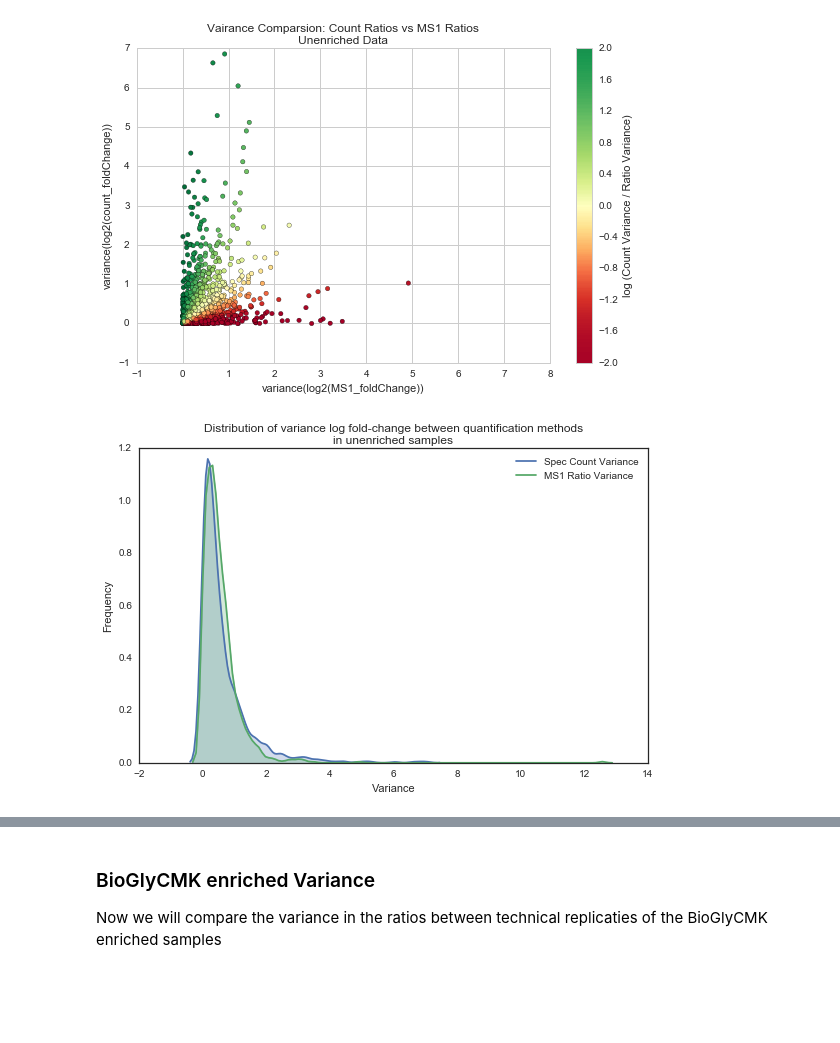
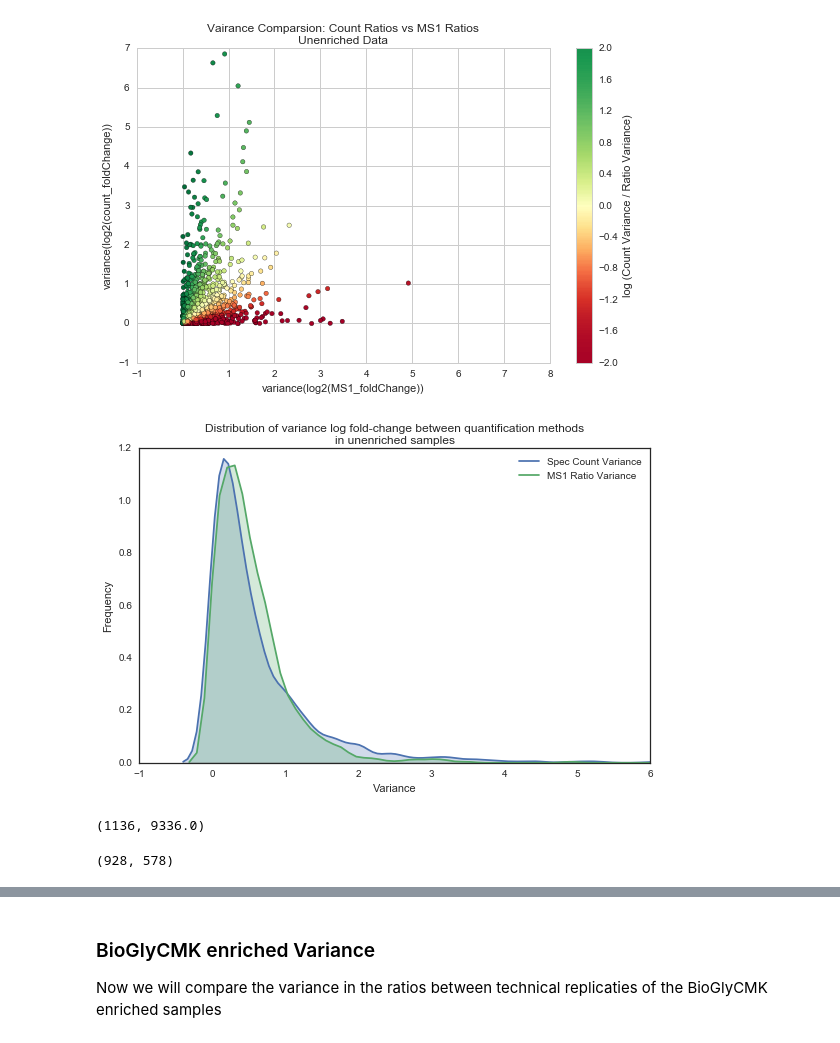
Before and after one commit to mmayers12/n15_mice, a Jupyter notebook: ipynbs/Ratios---SpecCount-Based-vs-MS1-Spectra-Based.ipynb, the cells around one changed output, grey strips where cells are left out. Cells and saved outputs as stored; diff of their text form; code cells hidden in the pictures; blank space fills up the shorter version.

```diff
--- a/ipynbs/Ratios---SpecCount-Based-vs-MS1-Spectra-Based.ipynb
+++ b/ipynbs/Ratios---SpecCount-Based-vs-MS1-Spectra-Based.ipynb
@@ -23,7 +23,7 @@ from scripts import utils
 BASE = '../data'
 
 metadata = pd.read_csv(os.path.join(BASE,"filt_metadata.csv"), index_col=0)
-grouped_loci = utils.load(os.path.join(BASE, 'grouped_loci.pkl.gz'))
+grouped_loci = utils.load(os.path.join(BASE, 'grouped_loci_filt1.pkl.gz'))
 # %% [markdown]
 Use metadata to ensure the sample labels produce correct pairing
 # %%
@@ -395,9 +392,10 @@ plt.title('Vairance Comparsion: Count Ratios vs MS1 Ratios\nUnenriched Data');
 # %%
 sns.set_style('white')
 sns.kdeplot(var_filt['count_var'], shade = True, label = 'Spec Count Variance')
 sns.kdeplot(var_filt['ratio_var'], shade = True, label = 'MS1 Ratio Variance')
 plt.xlabel('Variance')
 plt.ylabel('Frequency')
+plt.xlim([-1, 6])
 plt.title("Distribution of variance log fold-change between quantification methods\nin unenriched samples");
 # %% [output]
-[figure, old version]
+[figure, new version]
@@ -403,0 +414,8 @@ plt.title("Distribution of variance log fold-change between quantification metho
+# %%
+len(low_peps), peptides.shape[1]/4
+# %% [output]
+(1136, 9336.0)
+# %%
+var_filt.shape[0], var_filt.loc[low_peps].dropna().shape[0]
+# %% [output]
+(928, 578)
```
Also changed, not shown: parts of 53 cells of this notebook, 6 other files.
